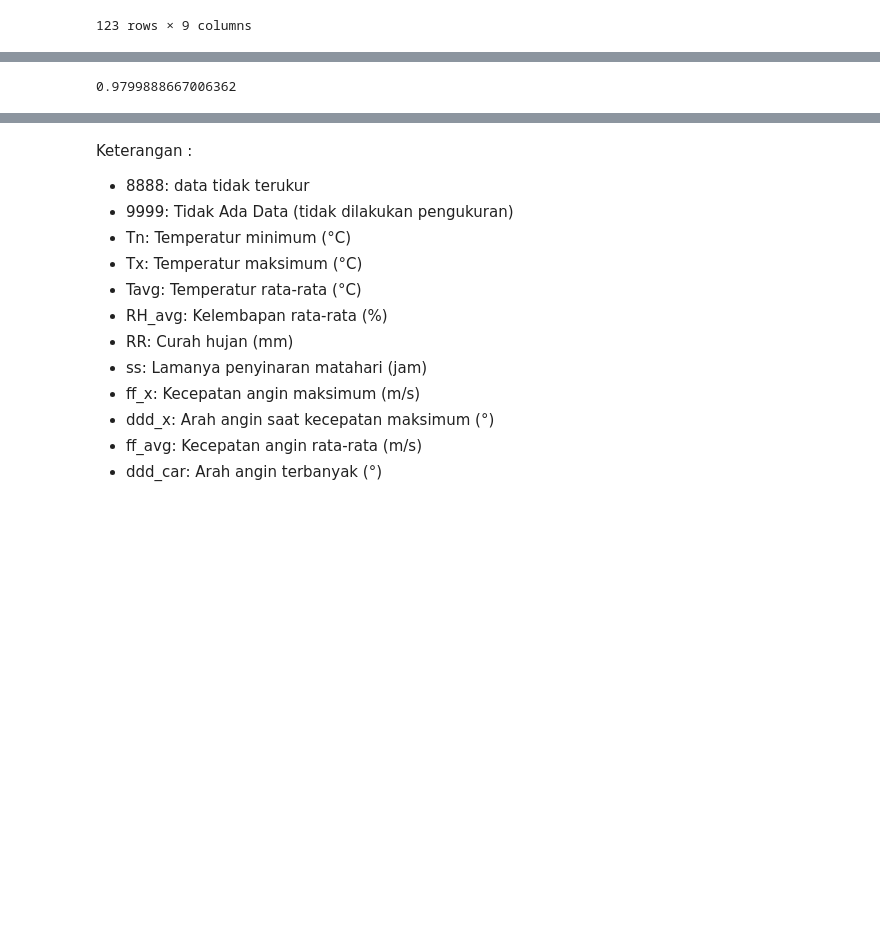
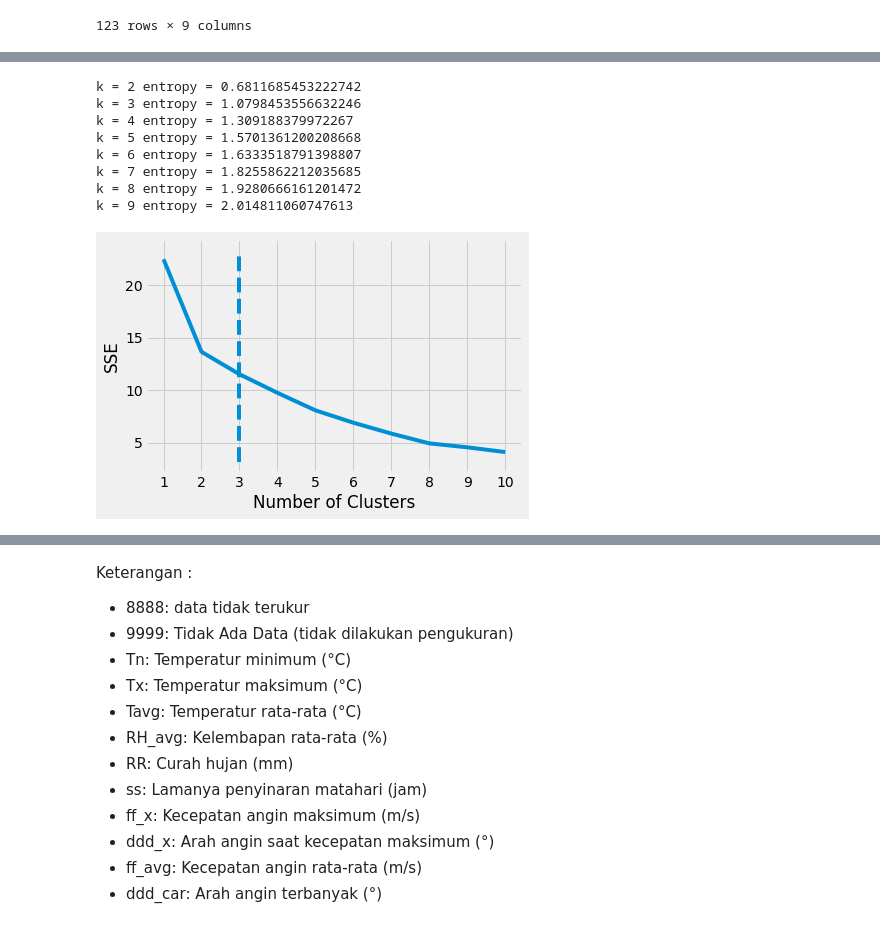
Before and after one commit to rachyharkov/cluster-extreme-climate, a Jupyter notebook: notebook.ipynb, the cells around one changed output, grey strips where cells are left out. Saved outputs shown, nothing was run; the diff lists cells and outputs as text; code cells hidden in the pictures; blank space fills up the shorter version.

Commit message:
adding entropy use

```diff
--- a/notebook.ipynb
+++ b/notebook.ipynb
@@ -261,3 +292,54 @@ plt.show()
+# %%
+# calculate entropy
+from scipy.stats import entropy
+
+def calculate_entropy(labels):
+    value,counts = np.unique(labels, return_counts=True)
+    return entropy(counts)
+
+# calculate entropy for each cluster
+for k in range(2, 10):
+    kmeanModel = KMeans(n_clusters=k).fit(X_scaled)
+    kmeanModel.fit(X_scaled)
+    print('k =', k, 'entropy =', calculate_entropy(kmeanModel.labels_))
+
+
+# auto select k
+from kneed import KneeLocator
+
+kmeans_kwargs = {
+    "init": "random",
+    "n_init": 10,
+    "max_iter": 300,
+    "random_state": 42,
+}
+
+# A list holds the SSE values for each k
+sse = []
+for k in range(1, 11):
+    kmeans = KMeans(n_clusters=k, **kmeans_kwargs)
+    kmeans.fit(X_scaled)
+    sse.append(kmeans.inertia_)
+
+# plot sse against k
+plt.plot(range(1, 11), sse)
+plt.xticks(range(1, 11))
+plt.xlabel("Number of Clusters")
+plt.ylabel("SSE")
+# tick recommended k
+kl = KneeLocator(range(1, 11), sse, curve="convex", direction="decreasing")
+plt.vlines(kl.elbow, plt.ylim()[0], plt.ylim()[1], linestyles='dashed')
+plt.show()
+# %% [output]
+k = 2 entropy = 0.6811685453222742
+k = 3 entropy = 1.0798453556632246
+k = 4 entropy = 1.309188379972267
+k = 5 entropy = 1.5701361200208668
+k = 6 entropy = 1.6333518791398807
+k = 7 entropy = 1.8255862212035685
+k = 8 entropy = 1.9280666161201472
+k = 9 entropy = 2.014811060747613
+[figure, added]
 # %%
 
 kmeans = KMeans(n_clusters=3).fit(X_scaled)
@@ -285,26 +371,3 @@ for i in range(0, len(y_kmeans)):
 peta_persebaran
 # %% [output]
 [interactive output not drawn]
-# %%
-# entropy
-
-import math
-
-def entropy(labels):
-    n_labels = len(labels)
-    if n_labels <= 1:
-        return 0
-    counts = np.bincount(labels)
-    probs = counts / n_labels
-    n_classes = np.count_nonzero(probs)
-    if n_classes <= 1:
-        return 0
-    ent = 0.
-    for i in probs:
-        ent -= i * math.log(i, n_classes)
-    return ent
-
-# calculate entropy
-entropy(y_kmeans)
-# %% [output]
-0.9799888667006362
```
Also changed, not shown: parts of 8 cells of this notebook.
